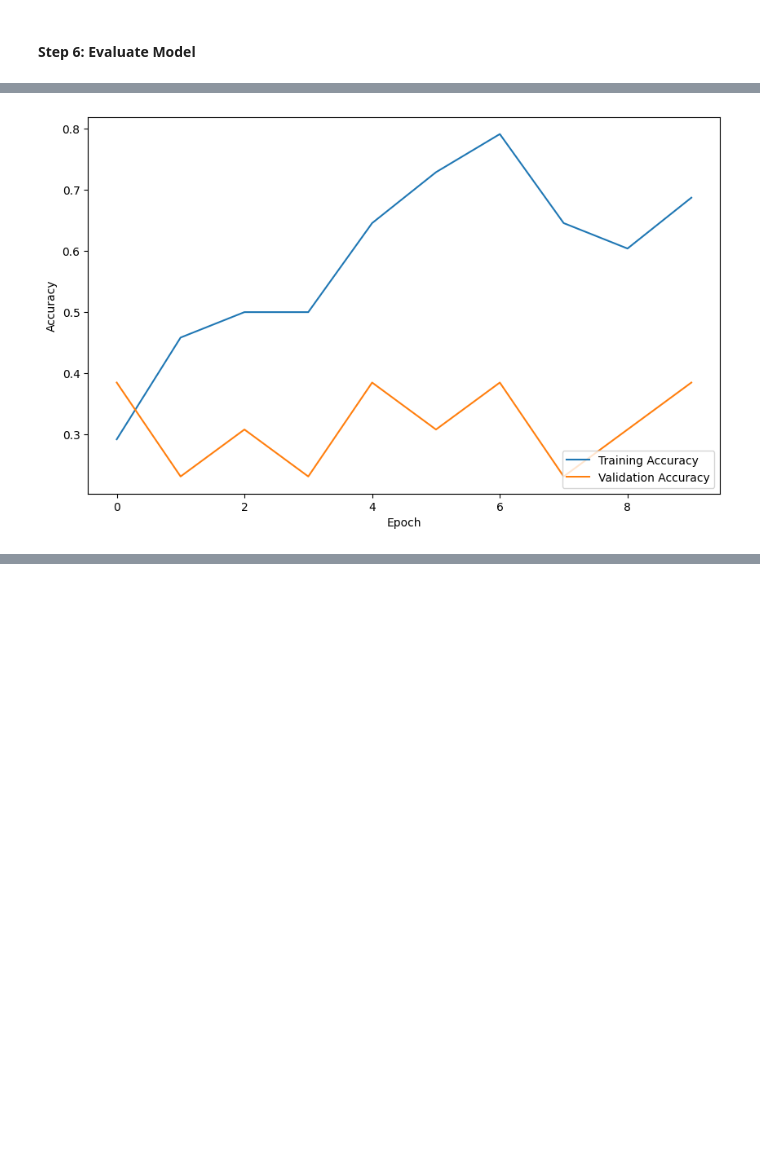
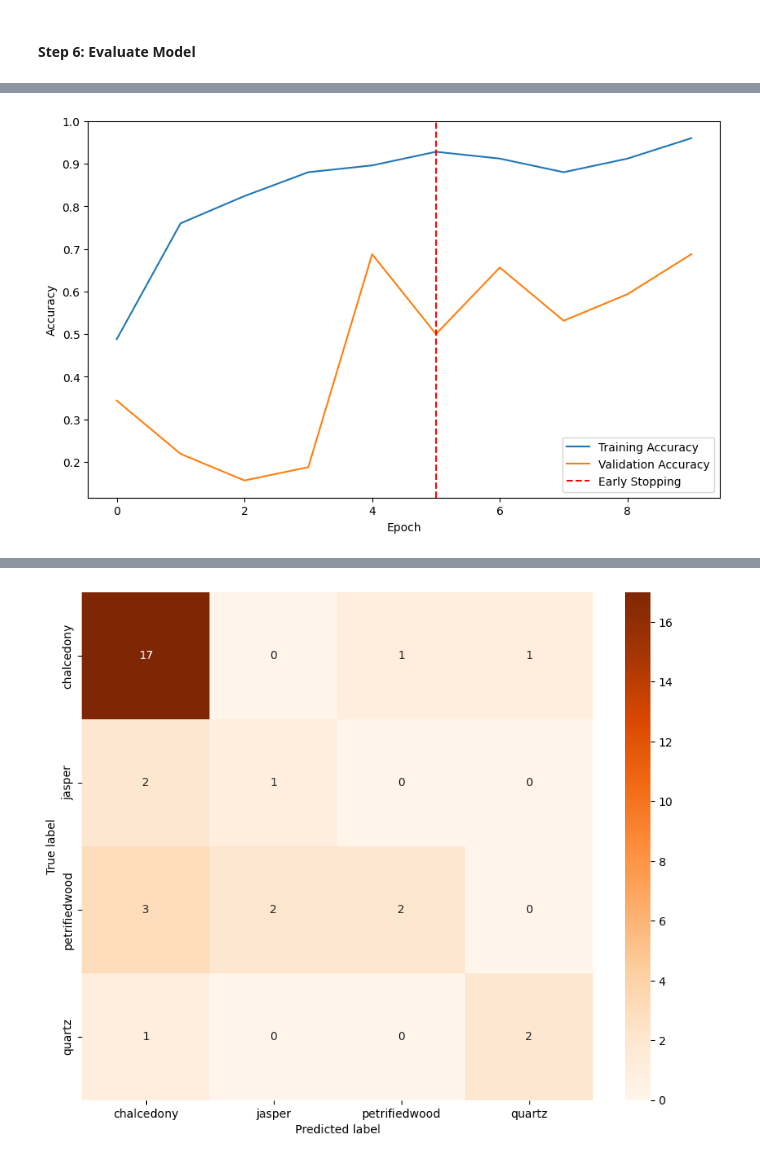
Before and after one commit to Gecervantes01/rockhound, a Jupyter notebook: rock_id_model/rockhound_cnn.ipynb, the cells around one changed output, grey strips where cells are left out. Drawn from its saved outputs; the diff is of its cells as text; code cells hidden in the pictures; blank space fills up the shorter version.

```diff
--- a/rock_id_model/rockhound_cnn.ipynb
+++ b/rock_id_model/rockhound_cnn.ipynb
@@ -165,18 +157,25 @@ rockhound_model.compile(
     loss='categorical_crossentropy',
     metrics=['accuracy']
 )
+# %%
+early_stop = EarlyStopping(
+    monitor='val_accuracy',
+    patience=5,
+    restore_best_weights=True
+)
 # %% [markdown]
 #### Step 5: Training Model
 # %%
 # Const variables for fine tuning
-NUM_EPOCHS = 20
-BATCH_SIZE = 1
+NUM_EPOCHS = 1000
+BATCH_SIZE = 5
 
 history_cnn = rockhound_model.fit(
     X_train,
     y_train,
     epochs=NUM_EPOCHS,
     batch_size=BATCH_SIZE,
-    validation_data=(X_test, y_test)
+    validation_data=(X_test, y_test),
+    callbacks=[early_stop]
 )
 # %% [output]
@@ -200,7 +202,14 @@ Epoch 20/20
 # %% [markdown]
 #### Step 6: Evaluate Model
 # %%
+from sklearn.metrics import confusion_matrix
+import seaborn as sns
 import matplotlib.pyplot as plt
+
+test_loss, test_accuracy = rockhound_model.evaluate(X_test, y_test)
+print(f"Validation Accuracy: {test_accuracy}")
+
+early_stop_epoch = early_stop.best_epoch + 1
 
 # Plotting training loss vs validation loss
 plt.figure(figsize=(10, 6))
@@ -208,6 +217,26 @@ plt.plot(history_cnn.history['accuracy'], label='Training Accuracy')
 plt.plot(history_cnn.history['val_accuracy'], label='Validation Accuracy')
 plt.xlabel('Epoch')
 plt.ylabel('Accuracy')
+plt.axvline(x=early_stop_epoch, color='red', linestyle='--', label='Early Stopping')
 plt.legend(loc='lower right')
 plt.show()
+
+# The models predictions
+predictions = rockhound_model.predict(X_test)
+y_pred = np.argmax(predictions, axis=1)
+
+# Actual class
+y_true = np.argmax(y_test, axis=1)
+
+# Class names corresponding to your labels
+classes = ['chalcedony', 'jasper', 'petrifiedwood', 'quartz']
+
+# Create confusion matrix
+cm = confusion_matrix(y_true, y_pred)
+plt.figure(figsize=(10, 8))
+sns.heatmap(cm, annot=True, fmt='d', cmap='Oranges',
+            xticklabels=classes, yticklabels=classes)
+plt.ylabel('True label')
+plt.xlabel('Predicted label')
+plt.show()
 # %% [output]
@@ -214 +245 @@ plt.show()
-[figure, old version]
+[figure, new version]
@@ -214,0 +247 @@ plt.show()
+[figure, added]
```
Also changed, not shown: parts of 11 cells of this notebook.
